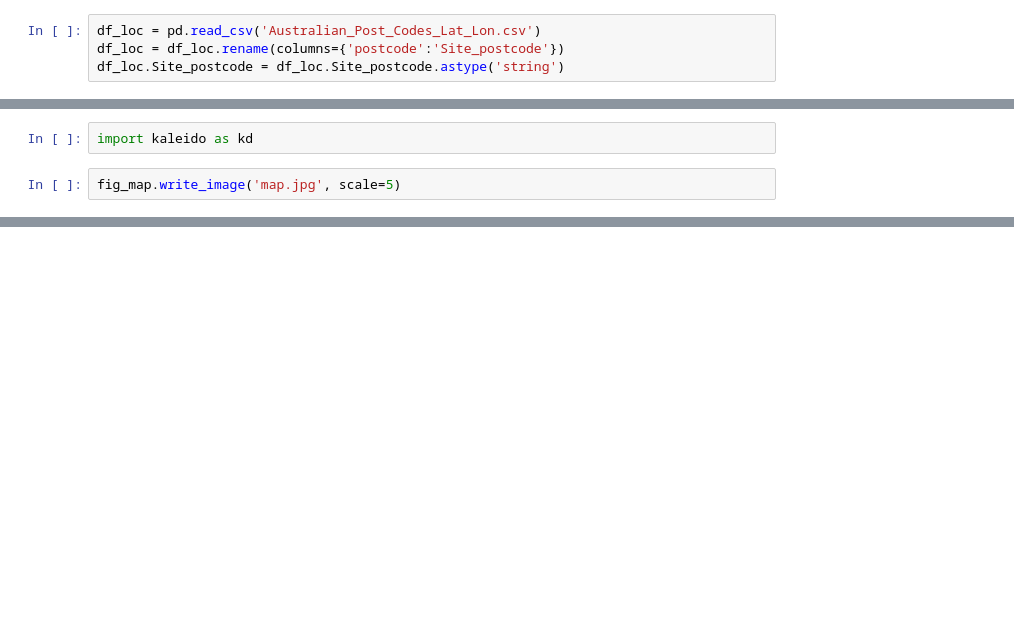
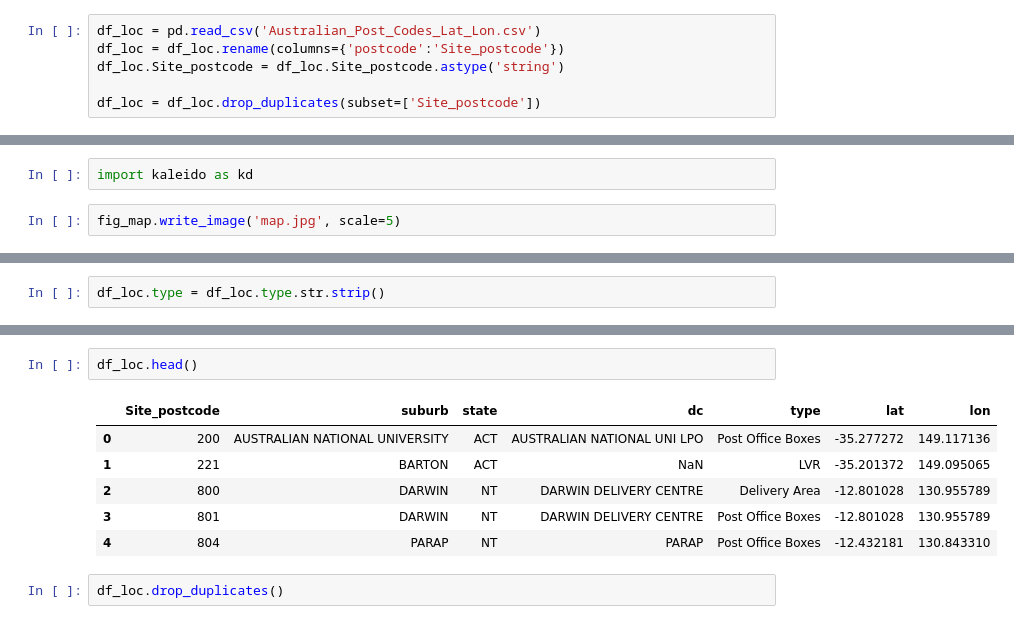
Before and after one commit to IsaKiko/lockdown4_graphs, a Jupyter notebook: lockdown4.ipynb, the cells around one changed output, grey strips where cells are left out. Drawn from its saved outputs; the diff is of its cells as text; blank space fills up the shorter version.

```diff
--- a/lockdown4.ipynb
+++ b/lockdown4.ipynb
@@ -268,3 +272,5 @@ Postcode data from: https://www.corra.com.au/australian-postcode-location-data/
 df_loc = pd.read_csv('Australian_Post_Codes_Lat_Lon.csv')
 df_loc = df_loc.rename(columns={'postcode':'Site_postcode'})
 df_loc.Site_postcode = df_loc.Site_postcode.astype('string')
+
+df_loc = df_loc.drop_duplicates(subset=['Site_postcode'])
@@ -292,0 +432,2 @@ fig_map
+# %%
+df_loc.type = df_loc.type.str.strip()
@@ -292,0 +444,11 @@ fig_map
+# %%
+df_loc.head()
+# %% [output]
+|  | Site_postcode | suburb | state | dc | type | lat | lon |
+| 0 | 200 | AUSTRALIAN NATIONAL UNIVERSITY | ACT | AUSTRALIAN NATIONAL UNI LPO | Post Office Boxes | -35.277272 | 149.117136 |
+| 1 | 221 | BARTON | ACT | NaN | LVR | -35.201372 | 149.095065 |
+| 2 | 800 | DARWIN | NT | DARWIN DELIVERY CENTRE | Delivery Area | -12.801028 | 130.955789 |
+| 3 | 801 | DARWIN | NT | DARWIN DELIVERY CENTRE | Post Office Boxes | -12.801028 | 130.955789 |
+| 4 | 804 | PARAP | NT | PARAP | Post Office Boxes | -12.432181 | 130.843310 |
+# %%
+df_loc.drop_duplicates()
```
Also changed, not shown: parts of 28 cells of this notebook, 1 other file.
